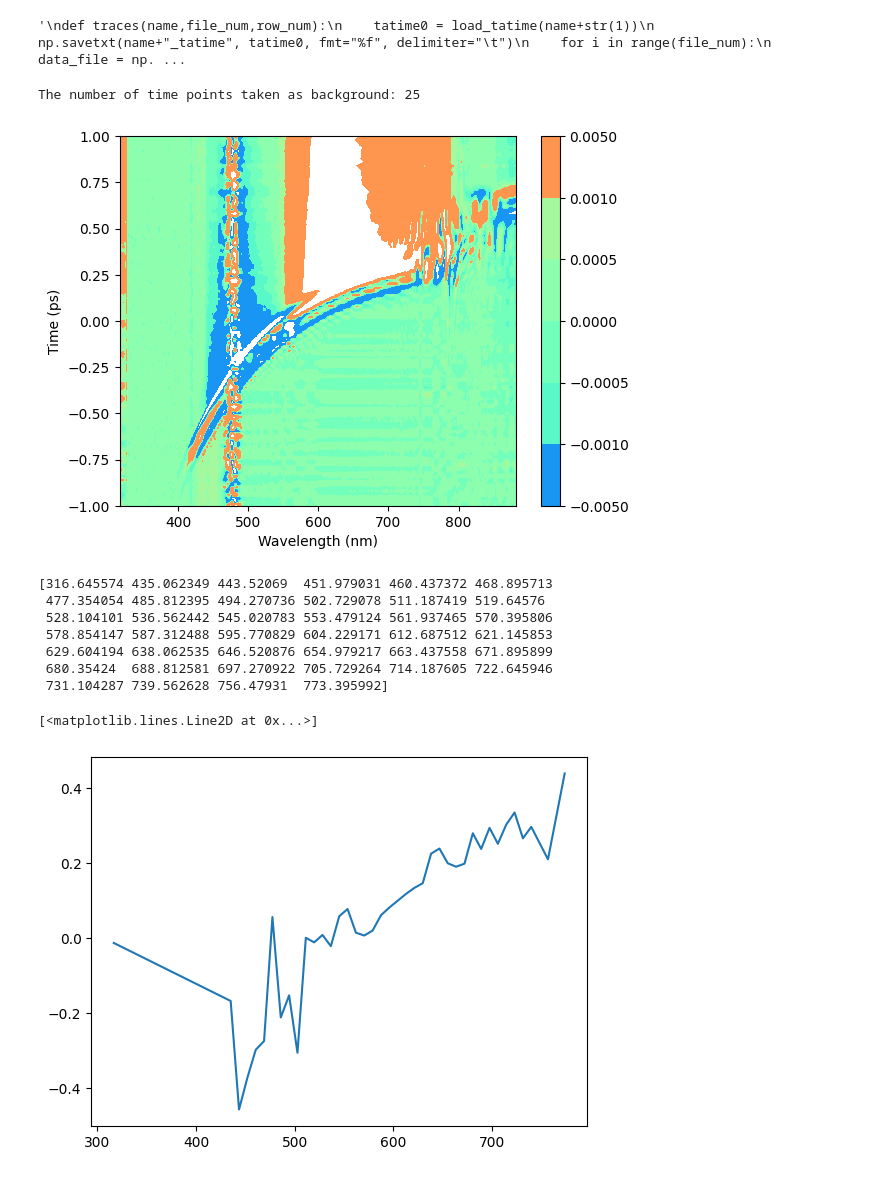
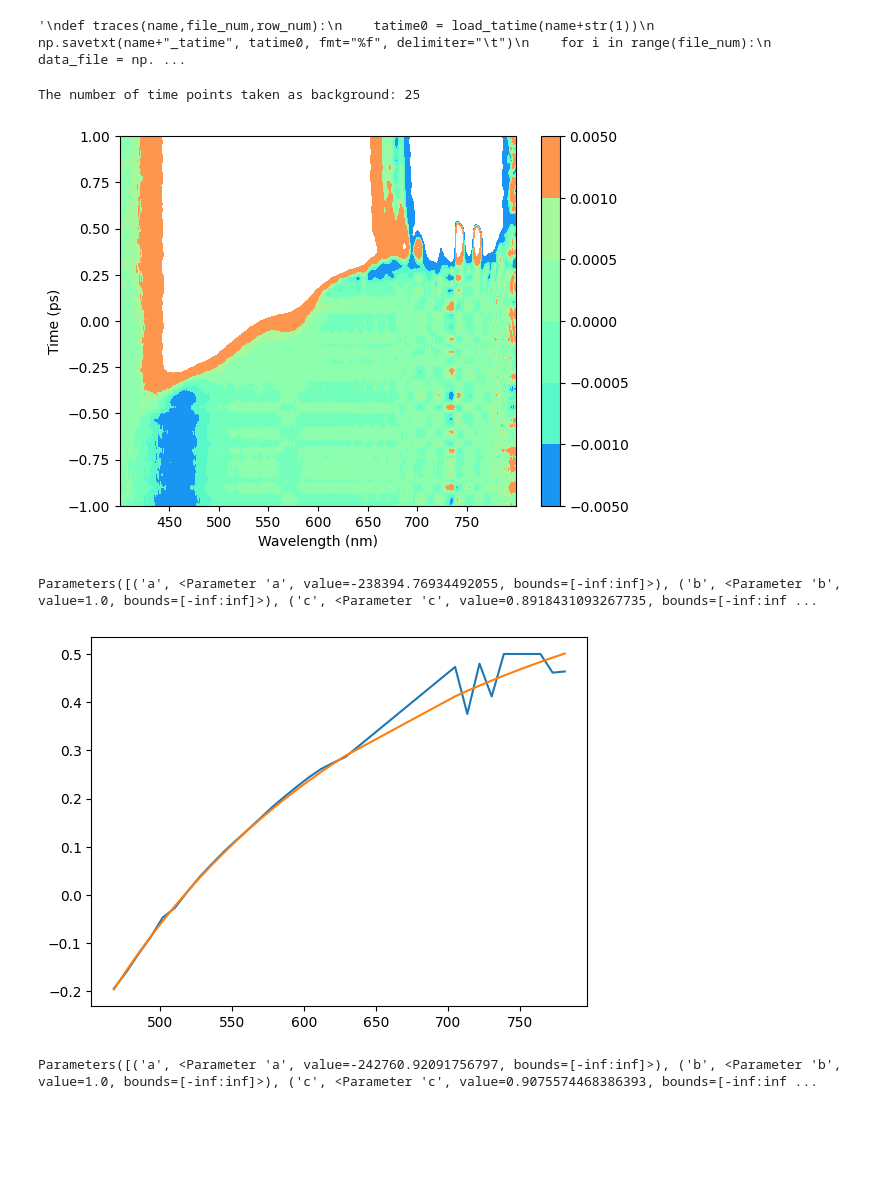
Before and after one commit to Alchemist-Aloha/TA_Analyzer, a Jupyter notebook: Analysis.ipynb, the cells around one changed output. Drawn from its saved outputs; the diff is of its cells as text; code cells hidden in the pictures; blank space fills up the shorter version.

Commit message:
add auto fitting to tamatrix_importer

```diff
--- a/Analysis.ipynb
+++ b/Analysis.ipynb
@@ -782,21 +830,18 @@ def traces(name,file_num,row_num):
 # %% [output]
 '\ndef traces(name,file_num,row_num):\n    tatime0 = load_tatime(name+str(1))\n    np.savetxt(name+"_tatime", tatime0, fmt="%f", delimiter="\t")\n    for i in range(file_num):\n        data_file = np. ...
 # %%
-tamatrix = tamatrix_importer('PTCA_NiO_ITO_80nJ_averaged')
+tamatrix = tamatrix_importer('NIR800',400,800)
 tamatrix.auto_bgcorr(25)
 tamatrix.fit_correlation(3)
 line = tamatrix.t0_list
-print(line[0])
 plt.plot(line[0],line[1])
+plt.plot(line[0],line[2])
+fit = polyfit(line[1],line[0],line[2])
+plt.plot(line[0],fit)
+tamatrix.auto_tcorr_fit()
 # %% [output]
 The number of time points taken as background: 25
-[figure, old version]
+[figure, new version]
-[316.645574 435.062349 443.52069  451.979031 460.437372 468.895713
- 477.354054 485.812395 494.270736 502.729078 511.187419 519.64576
- 528.104101 536.562442 545.020783 553.479124 561.937465 570.395806
- 578.854147 587.312488 595.770829 604.229171 612.687512 621.145853
- 629.604194 638.062535 646.520876 654.979217 663.437558 671.895899
- 680.35424  688.812581 697.270922 705.729264 714.187605 722.645946
- 731.104287 739.562628 756.47931  773.395992]
+Parameters([('a', <Parameter 'a', value=-238394.76934492055, bounds=[-inf:inf]>), ('b', <Parameter 'b', value=1.0, bounds=[-inf:inf]>), ('c', <Parameter 'c', value=0.8918431093267735, bounds=[-inf:inf ...
+[figure, new version]
-[<matplotlib.lines.Line2D at 0x...>]
+Parameters([('a', <Parameter 'a', value=-242760.92091756797, bounds=[-inf:inf]>), ('b', <Parameter 'b', value=1.0, bounds=[-inf:inf]>), ('c', <Parameter 'c', value=0.9075574468386393, bounds=[-inf:inf ...
-[figure, old version]
```
Also changed, not shown: parts of 7 cells of this notebook.
